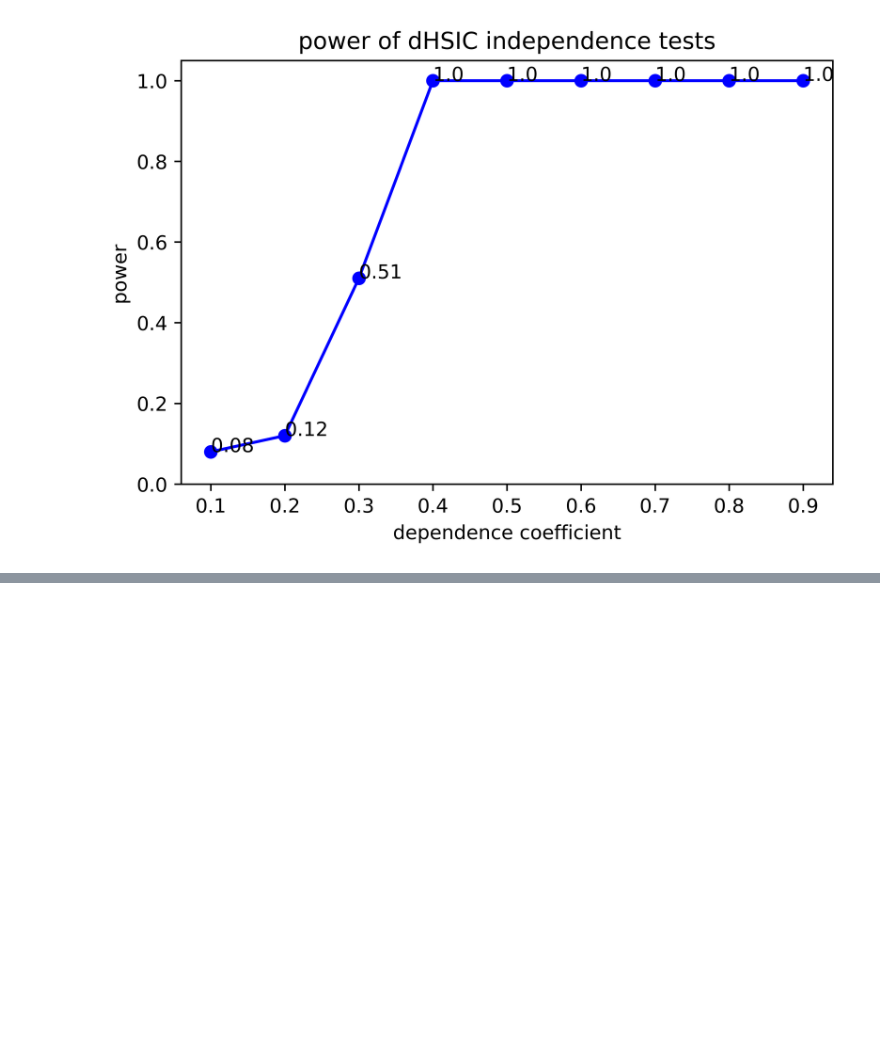
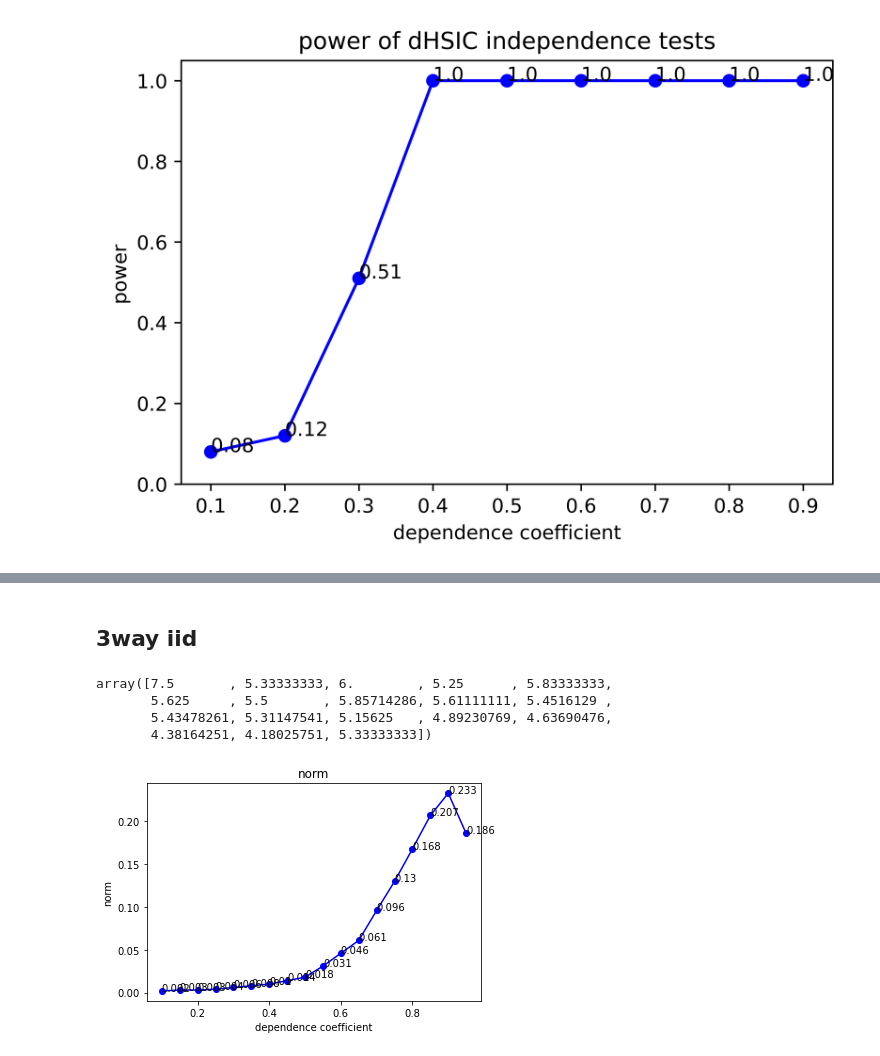
Before and after one commit to barahona-research-group/dHSIC_ts, a Jupyter notebook: examples/iid_eg.ipynb, the cells around one changed output, grey strips where cells are left out. Cells and saved outputs as stored; diff of their text form; code cells hidden in the pictures; blank space fills up the shorter version.

```diff
--- a/examples/iid_eg.ipynb
+++ b/examples/iid_eg.ipynb
@@ -142,0 +150,15 @@ plot_test(list(power3.values()), 'power')
+# %%
+def plot_cor(data, mode):
+    x = np.arange(0.1, 1, 0.05)
+    y = np.array(data)
+
+    fig = plt.figure()
+    ax = fig.add_subplot(111)
+    # ax.set_ylim(0, 1.05)
+    ax.set_xlabel('dependence coefficient')
+    ax.set_ylabel(mode)
+    ax.set_title(mode)
+    plt.plot(x,y, marker='o', color='b')
+    for i,j in zip(x,y):
+        ax.annotate(str(j),xy=(i,j))
+    plt.show()
@@ -142,0 +167,25 @@ plot_test(list(power3.values()), 'power')
+# %% [markdown]
+## 3way iid
+# %%
+cor_n = []
+cor_s = []
+for s in tqdm(np.arange(0.1, 1, 0.05)):
+    df = make_iid_example('higher-order', s = s, n_sample=4000)
+    _, kernel_dict = compute_kernel(df)
+    k_list = list(kernel_dict.values())
+    cor_n.append(dHcor2_norm(k_list))
+    cor_s.append(dHcor2_std(k_list))
+# %%
+cor_n = [ round(elem, 3) for elem in cor_n ]
+cor_s = [ round(elem, 3) for elem in cor_s ]
+# %%
+np.array(cor_s)/ np.array(cor_n)
+# %% [output]
+array([7.5       , 5.33333333, 6.        , 5.25      , 5.83333333,
+       5.625     , 5.5       , 5.85714286, 5.61111111, 5.4516129 ,
+       5.43478261, 5.31147541, 5.15625   , 4.89230769, 4.63690476,
+       4.38164251, 4.18025751, 5.33333333])
+# %%
+plot_cor(cor_n, 'norm')
+# %% [output]
+[figure, added]
```
Also changed, not shown: parts of 34 cells of this notebook, 7 other files.
